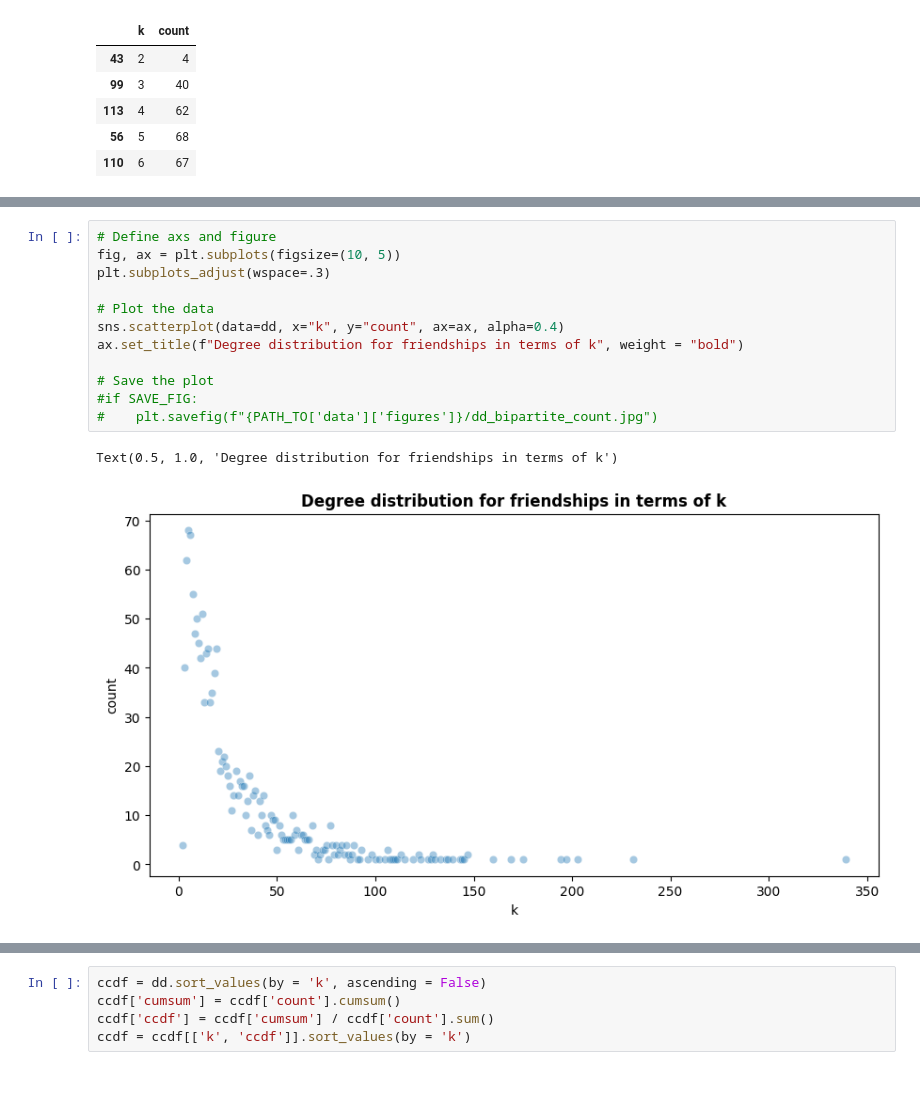
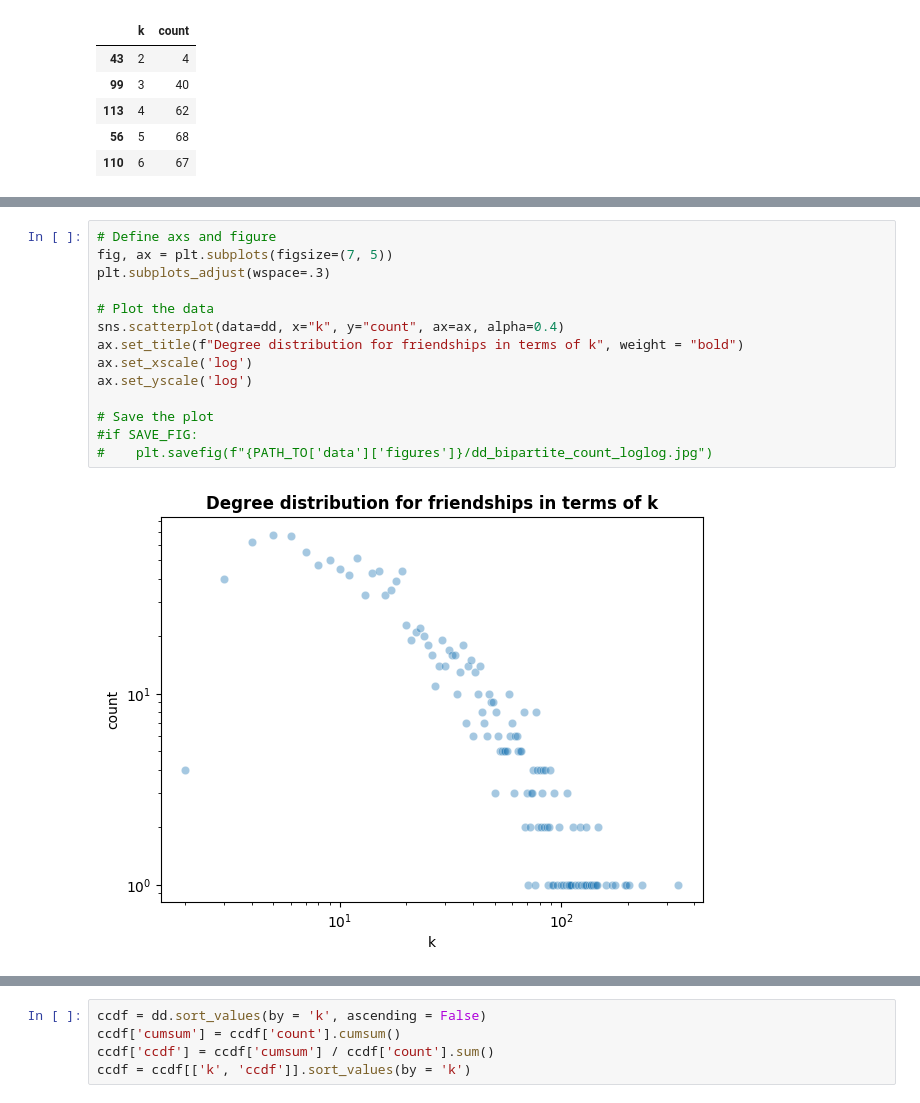
Before and after one commit to IdaUgilt/NA_project_facebook_friendships, a Jupyter notebook: powerlaw_fit.ipynb, the cells around one changed output, grey strips where cells are left out. Drawn from its saved outputs; the diff is of its cells as text.

```diff
--- a/powerlaw_fit.ipynb
+++ b/powerlaw_fit.ipynb
@@ -42,15 +52,16 @@ dd.head()
 # %%
 # Define axs and figure
-fig, ax = plt.subplots(figsize=(10, 5))
+fig, ax = plt.subplots(figsize=(7, 5))
 plt.subplots_adjust(wspace=.3)
 
 # Plot the data
 sns.scatterplot(data=dd, x="k", y="count", ax=ax, alpha=0.4)
 ax.set_title(f"Degree distribution for friendships in terms of k", weight = "bold")
+ax.set_xscale('log')
+ax.set_yscale('log')
 
 # Save the plot
 #if SAVE_FIG:
-#    plt.savefig(f"{PATH_TO['data']['figures']}/dd_bipartite_count.jpg")
+#    plt.savefig(f"{PATH_TO['data']['figures']}/dd_bipartite_count_loglog.jpg")
 # %% [output]
-Text(0.5, 1.0, 'Degree distribution for friendships in terms of k')
-[figure, old version]
+[figure, new version]
```
Also changed, not shown: parts of 17 cells of this notebook.
